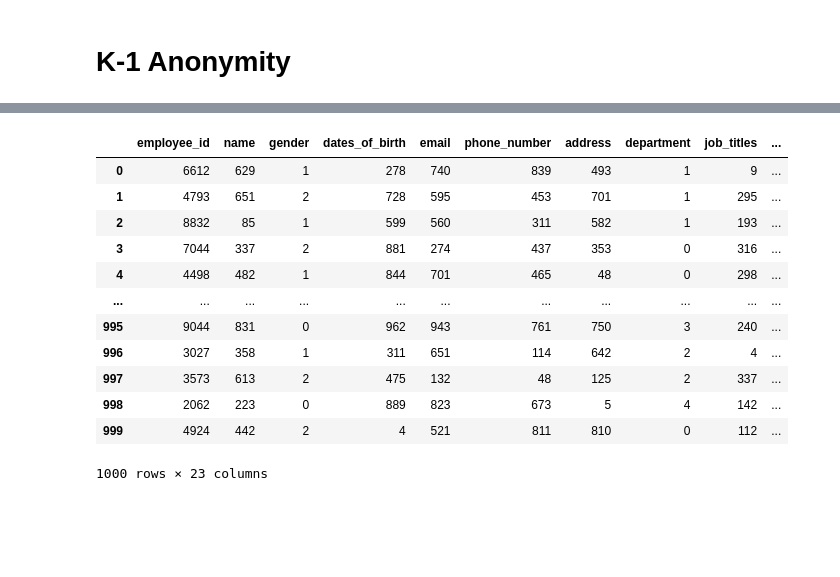
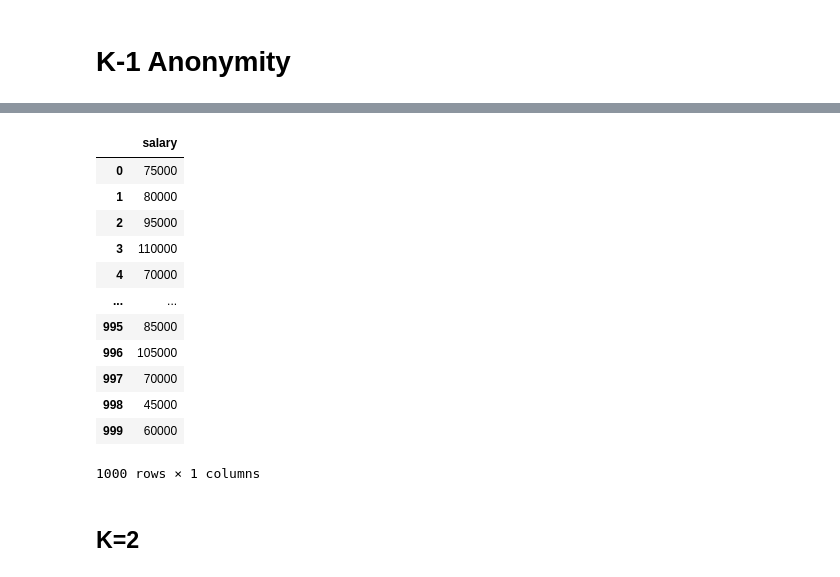
Before and after one commit to 1211223/SEGPRD_PROJECT_2, a Jupyter notebook: main.ipynb, the cells around one changed output, grey strips where cells are left out. Drawn from its saved outputs; the diff is of its cells as text; code cells hidden in the pictures; blank space fills up the shorter version.

```diff
--- a/main.ipynb
+++ b/main.ipynb
@@ -141,4 +149,4 @@ import matplotlib.pyplot as plt
 # %%
 # Round salary to the nearest 5,000
-df['rounded_salary'] = (df['salary'] // 5000) * 5000
+df['salary'] = (df['salary'] // 5000) * 5000
 # %%
@@ -317,26 +186,11 @@ X
 import pandas as pd
 from sklearn.preprocessing import LabelEncoder
 
-# Step 1: Replace '*' with -1 for handling it during preprocessing
-def preprocess_for_ml(df_in):
-    df = df_in.copy()
-    df = df.drop(columns=['salary'])
-    y = df['rounded_salary']
-    X = df.drop(columns=['rounded_salary'])  # Drop the target column
 
-    # Replace '*' with -1
-    X = X.replace('*', -1)
-
-    # Encode categorical variables
-    for col in X.select_dtypes(include='object').columns:
-        encoder = LabelEncoder()
-        X[col] = encoder.fit_transform(X[col].astype(str))  # Ensure everything is treated as string
-
-    return X, y
 
 
 # Step 2: Apply k-Anonymity (k=2) to QIDs by generalizing/suppressing
-def apply_k_anonymity(df, k=2):
+def apply_k_anonymity(df, k):
     # Quasi-identifiers (columns to apply k-anonymity on)
     QIDs = ['gender', 'city', 'department', 'job_titles', 'hire_date']
 
@@ -358,23 +212,3 @@ def apply_k_anonymity(df, k=2):
     df = df.apply(suppress_small_groups, axis=1)
 
     return df
-
-# Step 3: Example usage with your data (you can adjust the input dataframe as needed)
-df = pd.read_csv("fake_employee.csv")  # Assuming your data is loaded into this DataFrame
-
-df['rounded_salary'] = (df['salary'] // 5000) * 5000
-
-df_anonymous = apply_k_anonymity(df, k=2)
-
-X_processed, y_processed = preprocess_for_ml(df_anonymous)
-
-X_processed.head()
-
-# # Preprocess the dataset (replace '*' and encode)
-# X_processed, y_processed = preprocess_for_ml(df)
-
-# # Apply k-Anonymity to the processed dataset
-# df_anonymous = apply_k_anonymity(X_processed, k=2)
-
-# # Now you have the k-anonymized dataset ready for ML training
-# df_anonymous.head()
@@ -389,16 +215,18 @@ X_processed.head()
-# %%
-X_processed
-# %% [output]
-|  | employee_id | name | gender | dates_of_birth | email | phone_number | address | department | job_titles | ... |
-| 0 | 6612 | 629 | 1 | 278 | 740 | 839 | 493 | 1 | 9 | ... |
-| 1 | 4793 | 651 | 2 | 728 | 595 | 453 | 701 | 1 | 295 | ... |
-| 2 | 8832 | 85 | 1 | 599 | 560 | 311 | 582 | 1 | 193 | ... |
-| 3 | 7044 | 337 | 2 | 881 | 274 | 437 | 353 | 0 | 316 | ... |
-| 4 | 4498 | 482 | 1 | 844 | 701 | 465 | 48 | 0 | 298 | ... |
-| ... | ... | ... | ... | ... | ... | ... | ... | ... | ... | ... |
-| 995 | 9044 | 831 | 0 | 962 | 943 | 761 | 750 | 3 | 240 | ... |
-| 996 | 3027 | 358 | 1 | 311 | 651 | 114 | 642 | 2 | 4 | ... |
-| 997 | 3573 | 613 | 2 | 475 | 132 | 48 | 125 | 2 | 337 | ... |
-| 998 | 2062 | 223 | 0 | 889 | 823 | 673 | 5 | 4 | 142 | ... |
-| 999 | 4924 | 442 | 2 | 4 | 521 | 811 | 810 | 0 | 112 | ... |
-1000 rows × 23 columns
+# %%
+df[["salary"]]
+# %% [output]
+|  | salary |
+| 0 | 75000 |
+| 1 | 80000 |
+| 2 | 95000 |
+| 3 | 110000 |
+| 4 | 70000 |
+| ... | ... |
+| 995 | 85000 |
+| 996 | 105000 |
+| 997 | 70000 |
+| 998 | 45000 |
+| 999 | 60000 |
+1000 rows × 1 columns
+# %% [markdown]
+## K=2
```
Also changed, not shown: parts of 30 cells of this notebook.
